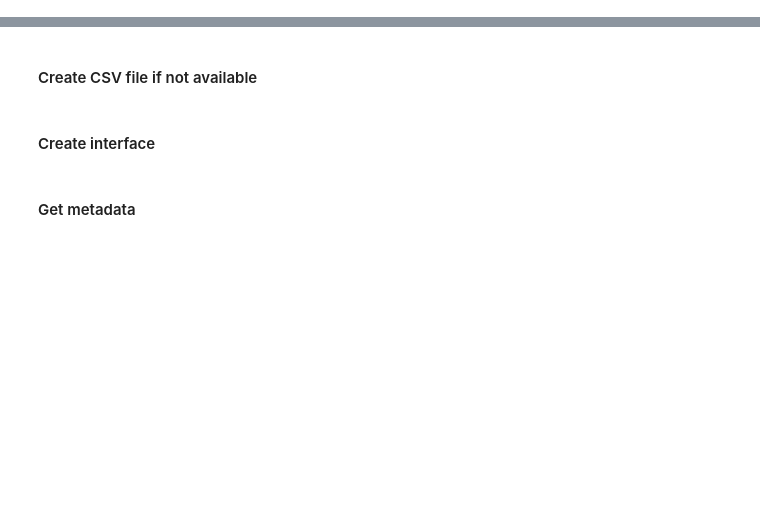
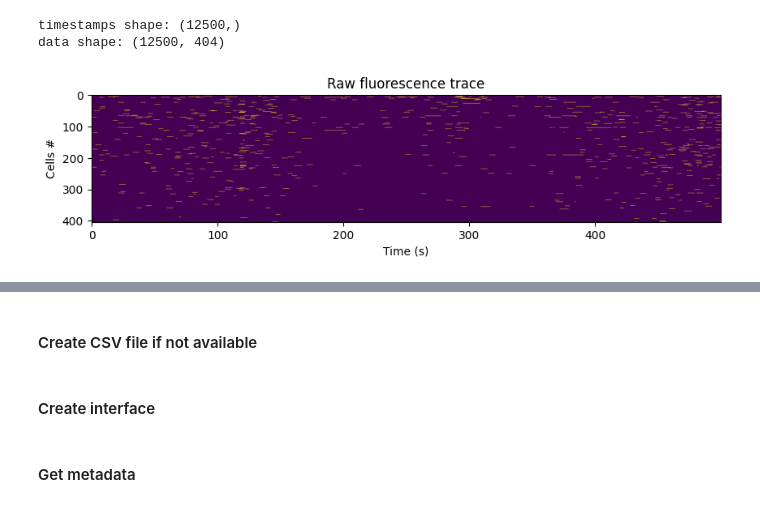
Before and after one commit to achilleasNP/NWBworkshop, a Jupyter notebook: notebooks/neuroconv.ipynb, the cells around one changed output, grey strips where cells are left out. Cells and saved outputs as stored; diff of their text form; code cells hidden in the pictures; blank space fills up the shorter version.

```diff
--- a/notebooks/neuroconv.ipynb
+++ b/notebooks/neuroconv.ipynb
@@ -26,0 +218,6 @@ to convert them to NWB we will use the [`CsvTimeIntervalsInterface`](https://neu
+# %%
+#folder_path = "/home/jovyan/data_nwb/ophy/sub-171029-171110_ses-171110-a000_behavior+ophys.nwb"
+folder_path = "C:/Users/cdussaux/OneDrive - Institut Pasteur Paris/Bureau/WorkshopNWB/3-2P_behavior/dandi/sub-171029-171110_ses-171110-a000_behavior+ophys.nwb"
+io = NWBHDF5IO(folder_path, mode='r')
+nwbfile = io.read()
+nwbfile
@@ -26,0 +242,25 @@ to convert them to NWB we will use the [`CsvTimeIntervalsInterface`](https://neu
+# %%
+X = nwbfile.processing['ophys']
+Y = X.data_interfaces['fluorescence_all_cells']
+Z = Y.roi_response_series['raster dur v26_5_v37_6']
+
+timestamps = Z.timestamps
+data = Z.data
+
+print(f'timestamps shape: {timestamps.shape}')
+print(f'data shape: {data.shape}')
+n_cells = data.shape[1]
+# %% [output]
+timestamps shape: (12500,)
+data shape: (12500, 404)
+# %%
+fig, ax = plt.subplots(figsize=(10,10))
+
+ax.set_title("Raw fluorescence trace")
+ax.set_xlabel("Time (s)")
+ax.set_ylabel("Cells #")
+
+img = ax.imshow(np.transpose(data[0:500,:]), aspect=0.25, vmin=0, vmax=1)
+cbar.set_label("# Spikes")
+# %% [output]
+[figure, added]
```
Also changed, not shown: parts of 11 cells of this notebook.
